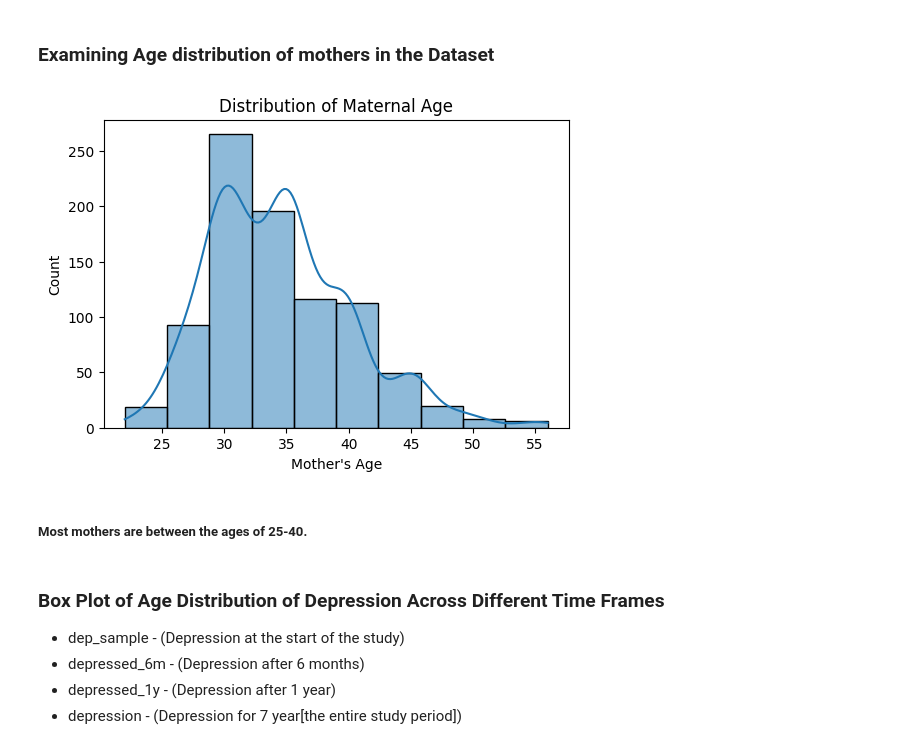
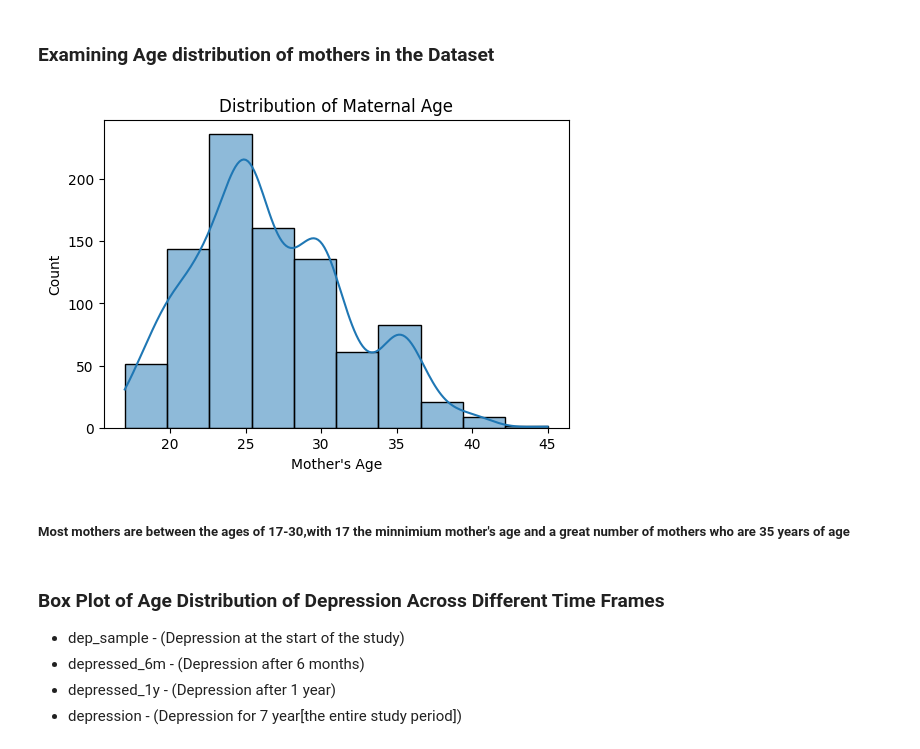
Before and after one commit to Human-Gechi/SCA-ML-AI-CHALLENGE, a Jupyter notebook: Code.ipynb, the cells around one changed output. Cells and saved outputs as stored; diff of their text form; code cells hidden in the pictures.

```diff
--- a/Code.ipynb
+++ b/Code.ipynb
@@ -336,0 +232,2 @@ for c in colss:
+# %%
+df["no_kids_baseline"] = df["no_kids_baseline"].fillna(0.0)
@@ -337,6 +246,2 @@ for c in colss:
 # %%
 df["sample"] = df["sample"].fillna(3.0)
-# %%
-cols_median = ["gaf_baseline", "var416"]
-median_value= df[cols_median].median()
-df[cols_median] = df[cols_median].fillna(median_value).round(0).astype("Int64")
@@ -384,3 +248,25 @@ np.int64(0)
+# %%
+cols_mean = ["HAZ_6", "WAZ_6", "HAZ_12", "WAZ_12","g4a","wealth_baseline",
+        "wealth_baseline_4sum","motor","lteachers", "lrooms", "schoolqual_pca",
+        "ln_expend_educ", "ln_income_fa", "ln_income_fa_6m", "ln_income_fa_1y",
+        "parentmoney", "parenttime", "parentstyle", "parentstyle_f", "cognindex", "cognindex_f",
+        "healthindex", "healthindex_f", "emoindex", "emoindex_f", "incomeindex", "incomeindex_f",
+        "motherhealthindex", "motherhealthindex_f", "motherfinancial", "motherfinancial_f",
+        "fatherfinancial", "fatherfinancial_f", "relationshipindex", "relationshipindex_f",
+        "relationshipindex_1y", "relationshipindex_1y_f", "relation_traj", "relation_traj_f",
+        "grandmothers", "grandmothers_f", "fertility_vars", "fertility_vars_f", "childmort",
+        "childmort_f", "depindex_0", "depindex_0_f", "depindex_6m", "depindex_6m_f",
+        "depindex_1y", "depindex_1y_f", "depindex_7y", "depindex_7y_f", "mother_mh",
+        "mother_mh_f", "depression_traj", "depression_traj_f", "depression_traj_all",
+        "depression_traj_all_f", "infantdev_6m", "infantdev_6m_f", "infantdev_1y",
+        "infantdev_1y_f", "parentinputs_infancy", "parentinputs_infancy_f", "infantdev",
+        "infantdev_f", "motherfinancial_7y", "motherfinancial_7y_f", "socialsupport",
+        "socialsupport_f","scid_tot"
+        ]
+# negatives z scores
+for c in cols_mean:
+    means = df[c].mean()
+    df[c] = df[c].fillna(means)
 # %% [markdown]
 ## **SECTION2**: **Column Data type Conversion**
 1. Converting specific columns to integer particularly the *Int64* dtype to handle null values
@@ -464,13 +352,14 @@ df["mo_358"] = df["mo_358"].replace({
     ".5": "Sometimes",
     ".75": "Often",
     "not played at all": "Never",
-    "once or twice": "Once or twice"
+    "once or twice": "Once or twice",
+    np.nan: "Unknown"
 })
 #Converting to categroical data type and ordering the categories from lowest to highest
 df["mo_358"] = pd.Categorical(
     df["mo_358"],
-    categories=["Never", "Once or twice", "Rarely", "Sometimes", "Often"],
+    categories=["Unknown", "Never", "Once or twice", "Rarely", "Sometimes", "Often"],
     ordered=True
 )
-df["mo_358"].unique()
+df["mo_358"].value_counts()
 # %% [output]
@@ -487,14 +382,20 @@ df[categorical] = df[categorical].astype("category")
 # %%
 #Age distribution
 plt.figure(figsize=(6,4))
-sn.histplot(df["age"].dropna(),bins= 10, kde=True)
+import seaborn as sns
+sns.histplot(
+    df["age_baseline"].dropna(),
+    bins=10,
+    kde=True,
+    binrange=(df["age_baseline"].min(), df["age_baseline"].max())
+)
 plt.title("Distribution of Maternal Age")
 plt.xlabel("Mother's Age")
 plt.show()
 # %% [output]
-[figure, old version]
+[figure, new version]
 # %% [markdown]
-##### Most mothers are between the ages of 25-40.
+##### Most mothers are between the ages of 17-30,**with 17 the minnimium mother's age** and a great number of mothers who are 35 years of age
 # %% [markdown]
 ### **Box Plot of Age Distribution of Depression Across Different Time Frames**
 - dep_sample - (Depression at the start of the study)
```
Also changed, not shown: parts of 93 cells of this notebook, 6 other files.
